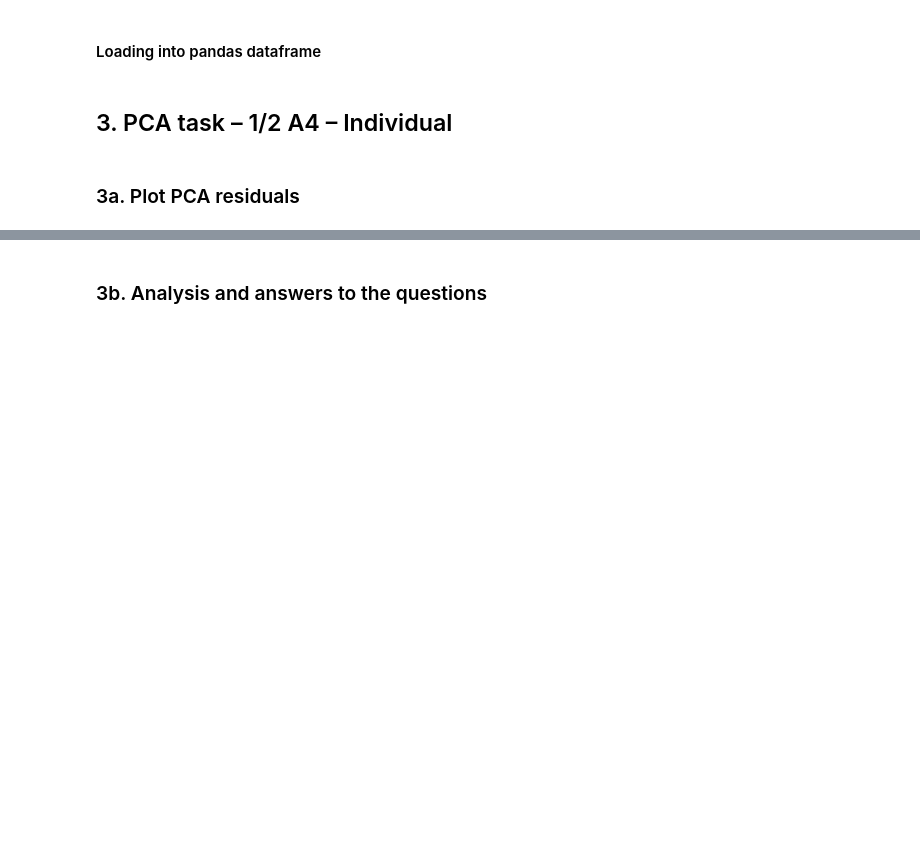
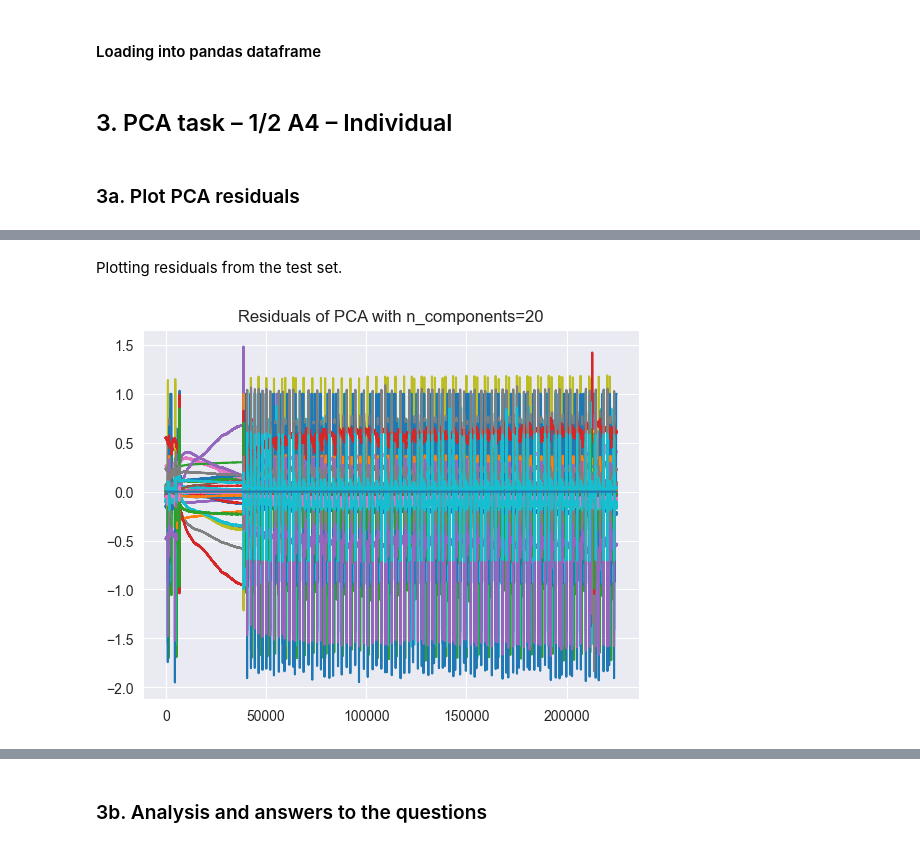
Before and after one commit to kbaran1998/CS4035-cyber-data, a Jupyter notebook: lab2/Lab2-PCA-Regression.ipynb, the cells around one changed output, grey strips where cells are left out. Cells and saved outputs as stored; diff of their text form; code cells hidden in the pictures; blank space fills up the shorter version.

```diff
--- a/lab2/Lab2-PCA-Regression.ipynb
+++ b/lab2/Lab2-PCA-Regression.ipynb
@@ -36,0 +106,11 @@ test_data_df.set_index('Id', inplace=True)
+# %% [markdown]
+Plotting residuals from the test set.
+# %%
+relevant_test_data_df = test_data_df.iloc[:, 1:]
+
+test_data_pca = final_pca.transform(relevant_test_data_df)
+# Calculate residuals
+residuals =relevant_test_data_df - final_pca.inverse_transform(test_data_pca)
+plot_pca_residuals([residuals], components=[final_components], start_index=0)
+# %% [output]
+[figure, added]
```
Also changed, not shown: parts of 23 cells of this notebook.
